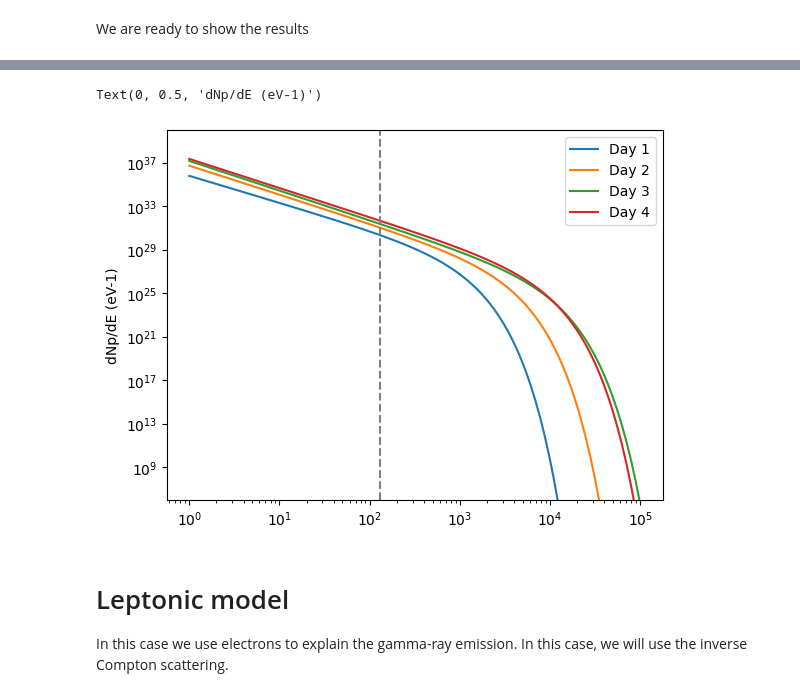
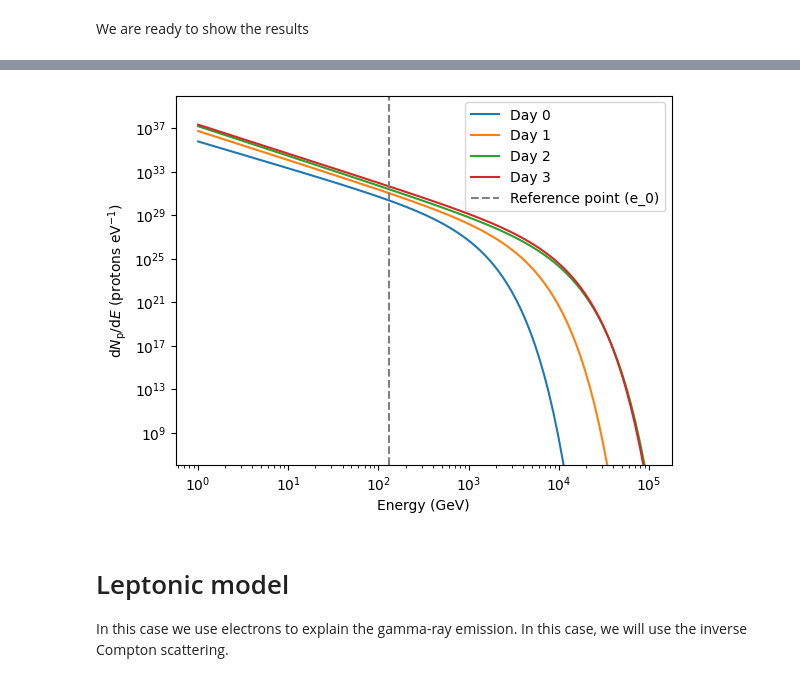
Before and after one commit to aaguasca/naima_handson, a Jupyter notebook: scripts/fit_RSOph.ipynb, the cells around one changed output, grey strips where cells are left out. Cells and saved outputs as stored; diff of their text form; code cells hidden in the pictures.

```diff
--- a/scripts/fit_RSOph.ipynb
+++ b/scripts/fit_RSOph.ipynb
@@ -477,33 +572,29 @@ axs[2].set_xlabel(r"T-T$_0$ (days)");
-# %%
-energ=np.geomspace(1,1e5,100)*u.GeV
-plt.loglog(
-    energ,
-    particle_distribution_day1._calc(energ),
-    label="Day 1",
-)
-plt.loglog(
-    energ,
-    particle_distribution_day2._calc(energ),
-    label="Day 2"
-)
-plt.loglog(
-    energ,
-    particle_distribution_day3._calc(energ),
-    label="Day 3"
-)
-plt.loglog(
-    energ,
-    particle_distribution_day4._calc(energ),
-    label="Day 4"
-)
-plt.legend()
-plt.vlines(130,1e6,1e40,ls="--",color="gray")
-plt.ylim((1e6,1e40))
-plt.ylabel("Energy (GeV)")
-plt.ylabel("dNp/dE (eV-1)")
-# %% [output]
-Text(0, 0.5, 'dNp/dE (eV-1)')
-[figure, removed]
+# %%
+# range of electrons energy
+Eenergy=np.geomspace(1,1e5,100)*u.GeV
+
+# plot the electron energy distribution for each day
+for ii,particle_distribution in enumerate([
+    particle_distribution_day1,
+    particle_distribution_day2,
+    particle_distribution_day3,
+    particle_distribution_day4
+]):
+    plt.loglog(
+        Eenergy,
+        particle_distribution._calc(Eenergy), # evaluate the model at that energy
+        label=f"Day {ii}",
+    )
+
+# mark the reference energy of the model (i.e. the energy of the amplitude value)
+plt.vlines(130,1e6,1e40,ls="--",color="gray",label="Reference point (e_0)")
+
+plt.legend()
+plt.ylim((1e6,1e40))
+plt.xlabel("Energy (GeV)")
+plt.ylabel(f"d$N_{{\\rm p}}$/d$E$ (protons eV$^{{-1}}$)");
+# %% [output]
+[figure, added]
 # %% [markdown]
 # Leptonic model
 
```
Also changed, not shown: parts of 33 cells of this notebook, 8 other files.
